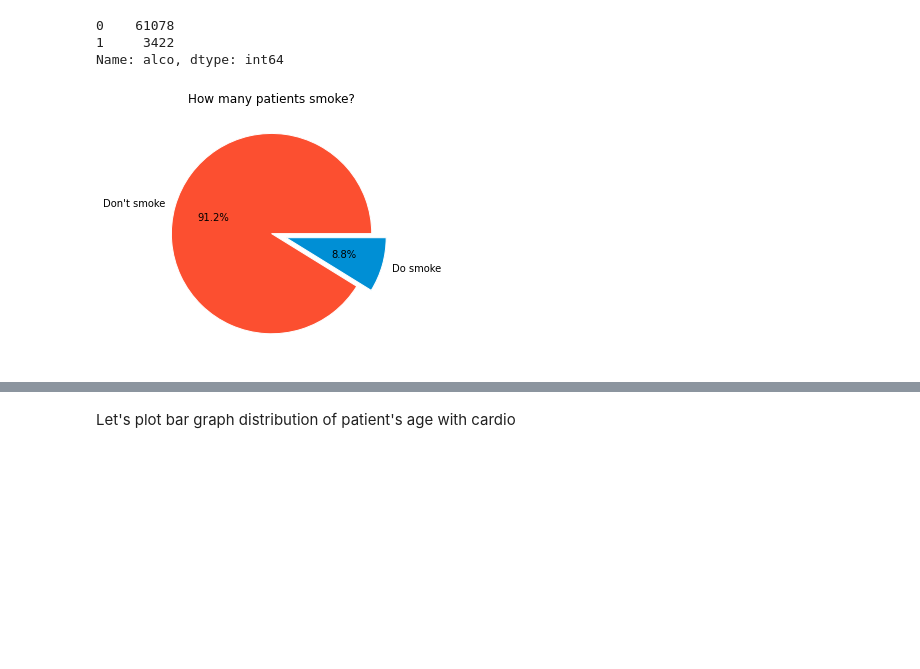
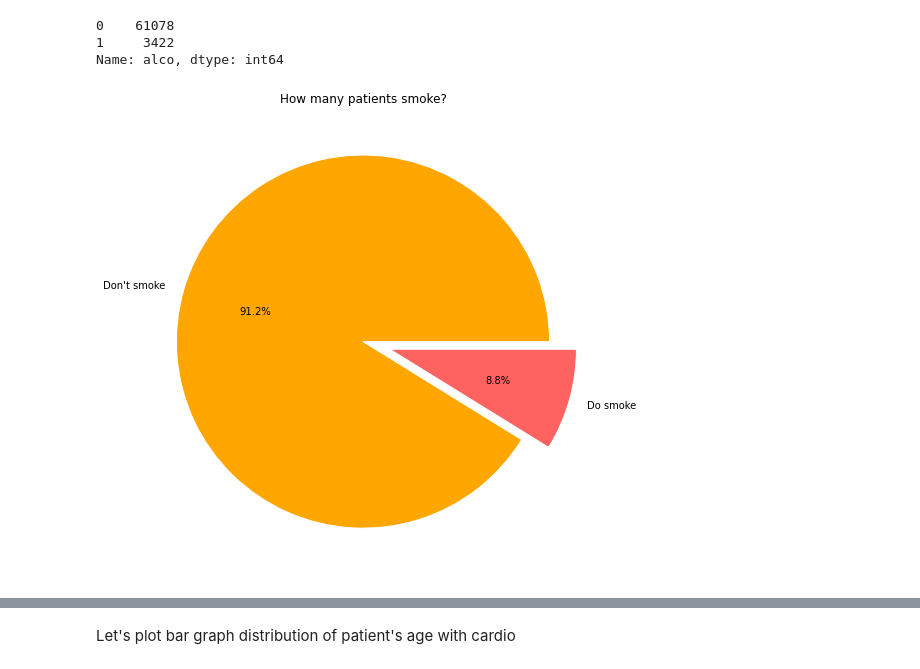
Before and after one commit to itsKarad/CVD_Predictor, a Jupyter notebook: cardiovascular_disease.ipynb, the cells around one changed output, grey strips where cells are left out. Drawn from its saved outputs; the diff is of its cells as text; code cells hidden in the pictures; blank space fills up the shorter version.

```diff
--- a/cardiovascular_disease.ipynb
+++ b/cardiovascular_disease.ipynb
@@ -443,17 +479,18 @@ Name: alco, dtype: int64
 # %%
 labels = ["Don't smoke", "Do smoke"]
 smoke_count = [63831, 6169]
-smoke_pie_colors = ["#fc4f30", "#008fd5"]
+smoke_pie_colors = ["#ffa600", "#ff6361"]
 explode = [ 0, 0.15]
-
+f, ax = plt.subplots(figsize=(15,7))
 plt.pie(smoke_count, labels = labels, explode = explode,colors = smoke_pie_colors, autopct = '%1.1f%%', wedgeprops={ "edgecolor": "white" })
 
 
 plt.title("How many patients smoke?")
+plt.savefig("smoke.png")
 plt.tight_layout()
 plt.show()
 # %% [output]
-[figure, old version]
+[figure, new version]
 # %%
 labels = ["Is not active", "Is active"]
 active_count = [13739, 56261]
```
Also changed, not shown: parts of 19 cells of this notebook.
